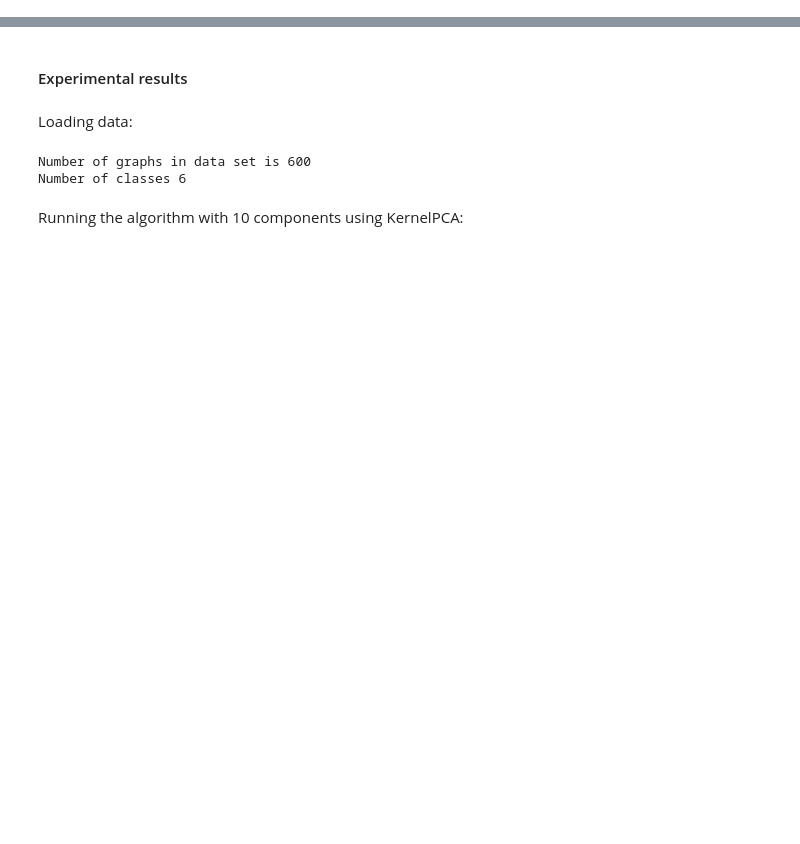
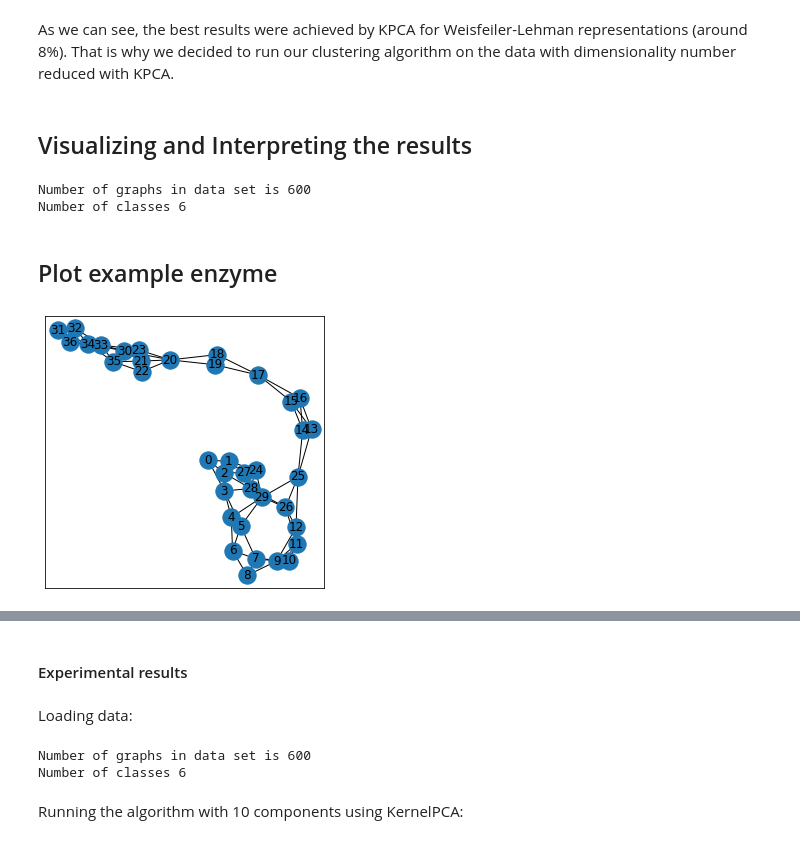
Before and after one commit to markkod/pc3-enzymes, a Jupyter notebook: Task 1.ipynb, the cells around one changed output, grey strips where cells are left out. Drawn from its saved outputs; the diff is of its cells as text; code cells hidden in the pictures; blank space fills up the shorter version.

```diff
--- a/Task 1.ipynb
+++ b/Task 1.ipynb
@@ -81,0 +212,4 @@ The implementation has the following steps:
+# %% [markdown]
+As we can see, the best results were achieved by KPCA for Weisfeiler-Lehman representations (around 8%). That is why we decided to run our clustering algorithm on the data with dimensionality number reduced with KPCA.
+# %% [markdown]
+## Visualizing and Interpreting the results
@@ -81,0 +227,18 @@ The implementation has the following steps:
+# %%
+base_path = os.path.join("kernels", "without_labels")
+ds_name = "ENZYMES"
+classes = dp.get_dataset(ds_name)
+G = tud_to_networkx(ds_name)
+print(f"Number of graphs in data set is {len(G)}")
+print(f"Number of classes {len(set(classes.tolist()))}")
+# %% [output]
+Number of graphs in data set is 600
+Number of classes 6
+# %% [markdown]
+## Plot example enzyme
+# %%
+# We just use the first in the list
+idx = 0
+visualize(G[idx])
+# %% [output]
+[figure, added]
```
Also changed, not shown: parts of 23 cells of this notebook.
